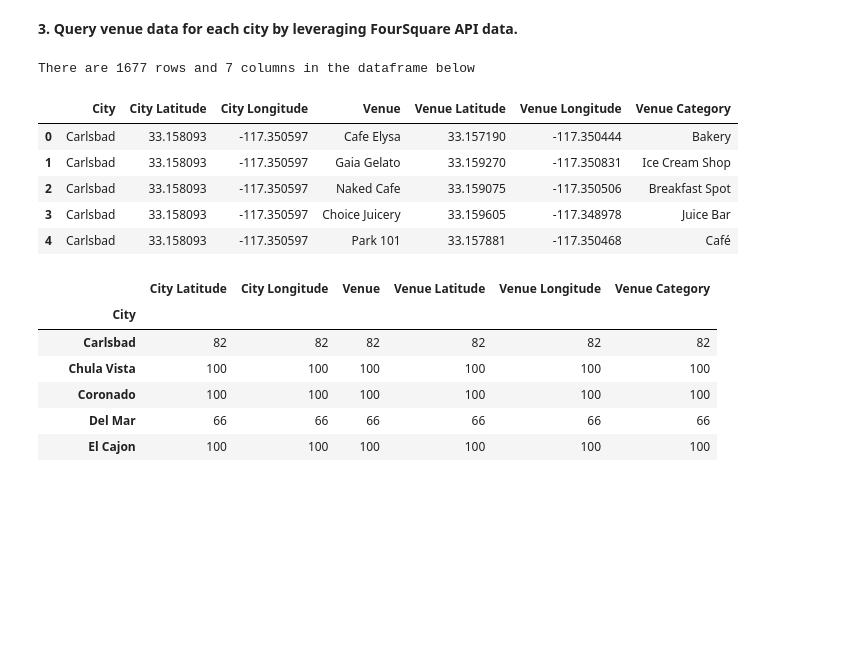
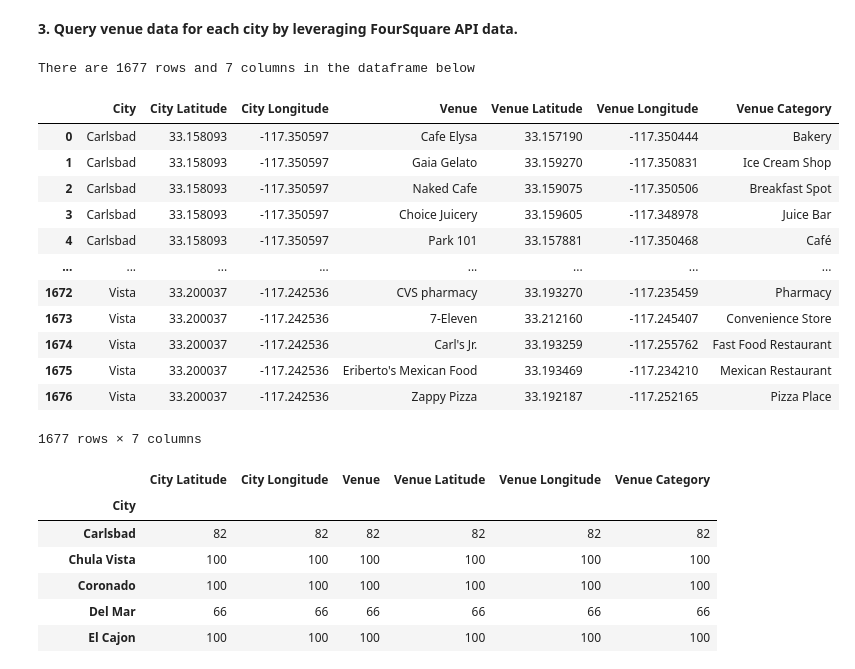
Before and after one commit to jbizzlefoshizzle/IBM_Capstone_Project, a Jupyter notebook: San Diego Notebook.ipynb, the cells around one changed output. Cells and saved outputs as stored; diff of their text form; code cells hidden in the pictures; blank space fills up the shorter version.

```diff
--- a/San Diego Notebook.ipynb
+++ b/San Diego Notebook.ipynb
@@ -217,15 +217,22 @@ sd_venues = getNearbyVenues(names=sd_city,
                                   )
 # %%
 print(f'There are {sd_venues.shape[0]} rows and {sd_venues.shape[1]} columns in the dataframe below')
-sd_venues.head()
+sd_venues
 # %% [output]
 There are 1677 rows and 7 columns in the dataframe below
 |  | City | City Latitude | City Longitude | Venue | Venue Latitude | Venue Longitude | Venue Category |
 | 0 | Carlsbad | 33.158093 | -117.350597 | Cafe Elysa | 33.157190 | -117.350444 | Bakery |
 | 1 | Carlsbad | 33.158093 | -117.350597 | Gaia Gelato | 33.159270 | -117.350831 | Ice Cream Shop |
 | 2 | Carlsbad | 33.158093 | -117.350597 | Naked Cafe | 33.159075 | -117.350506 | Breakfast Spot |
 | 3 | Carlsbad | 33.158093 | -117.350597 | Choice Juicery | 33.159605 | -117.348978 | Juice Bar |
 | 4 | Carlsbad | 33.158093 | -117.350597 | Park 101 | 33.157881 | -117.350468 | Café |
+| ... | ... | ... | ... | ... | ... | ... | ... |
+| 1672 | Vista | 33.200037 | -117.242536 | CVS pharmacy | 33.193270 | -117.235459 | Pharmacy |
+| 1673 | Vista | 33.200037 | -117.242536 | 7-Eleven | 33.212160 | -117.245407 | Convenience Store |
+| 1674 | Vista | 33.200037 | -117.242536 | Carl's Jr. | 33.193259 | -117.255762 | Fast Food Restaurant |
+| 1675 | Vista | 33.200037 | -117.242536 | Eriberto's Mexican Food | 33.193469 | -117.234210 | Mexican Restaurant |
+| 1676 | Vista | 33.200037 | -117.242536 | Zappy Pizza | 33.192187 | -117.252165 | Pizza Place |
+1677 rows × 7 columns
 # %%
 # How many venues are there in each city?
 sd_venues.groupby(["City"]).count()
```
Also changed, not shown: 4 other files.
